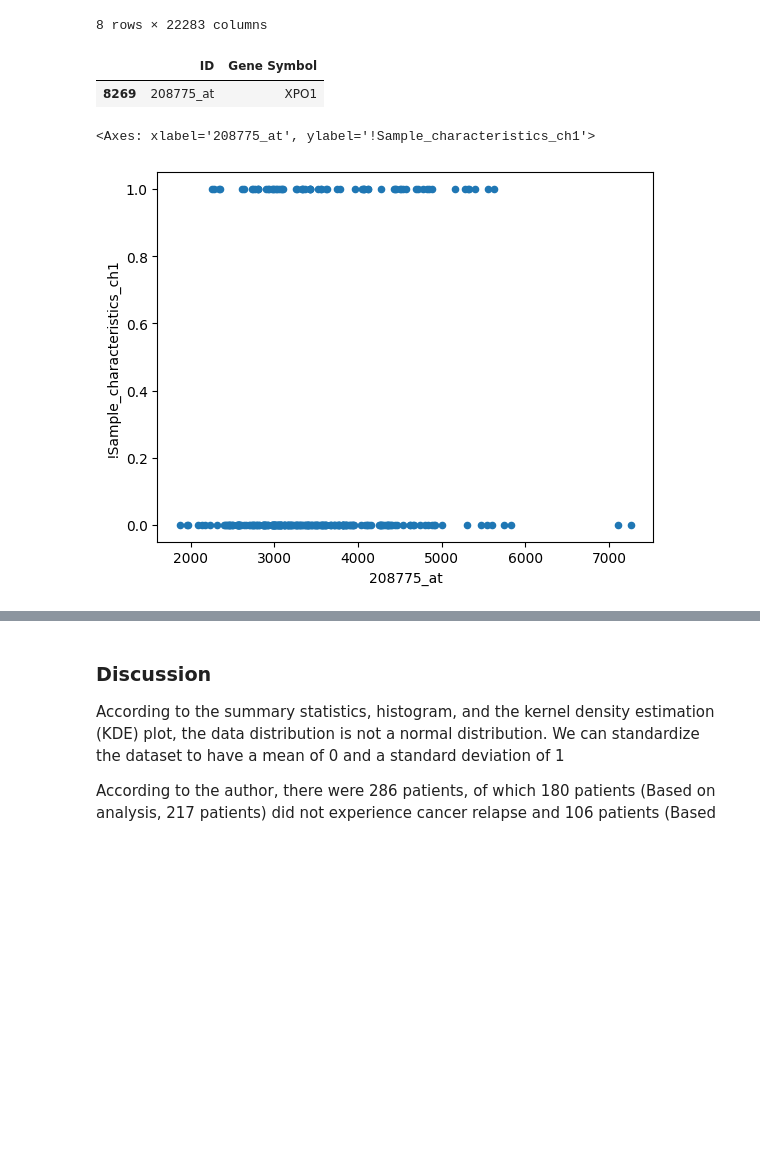
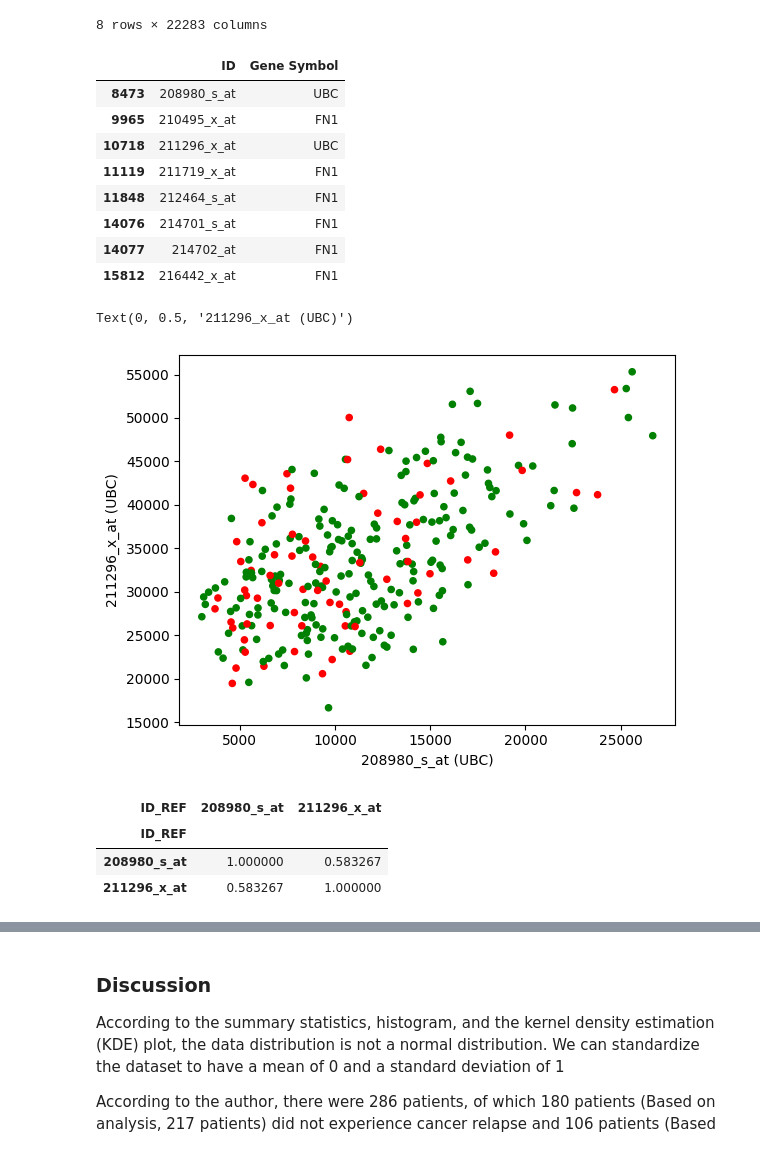
Before and after one commit to jasonrichdarmawan/npu-introduction-of-bioinformatics-data-visualization-logistic-regression, a Jupyter notebook: 01.ipynb, the cells around one changed output, grey strips where cells are left out. Drawn from its saved outputs; the diff is of its cells as text; code cells hidden in the pictures; blank space fills up the shorter version.

```diff
--- a/01.ipynb
+++ b/01.ipynb
@@ -283,13 +275,32 @@ df_gse2034_data_transposed_target.drop(columns=['!Sample_characteristics_ch1']).
 # df_gse2034_data_transposed_target.drop(columns=["!Sample_characteristics_ch1"]).plot(kind="kde", legend=None)
 # %%
 # Get top 3 gene's probe ID according to the betweenness centrality method
-df_gpl96_data_filtered[df_gpl96_data_filtered["Gene Symbol"] == "XPO1"]
+df_gpl96_data_filtered[df_gpl96_data_filtered["Gene Symbol"].isin(["UBC", "FN1"])]
 # %% [output]
 |  | ID | Gene Symbol |
-| 8269 | 208775_at | XPO1 |
+| 8473 | 208980_s_at | UBC |
+| 9965 | 210495_x_at | FN1 |
+| 10718 | 211296_x_at | UBC |
+| 11119 | 211719_x_at | FN1 |
+| 11848 | 212464_s_at | FN1 |
+| 14076 | 214701_s_at | FN1 |
+| 14077 | 214702_at | FN1 |
+| 15812 | 216442_x_at | FN1 |
-# %%
-# Plot the gene against the target
-df_gse2034_data_transposed_target.plot.scatter(x="208775_at", y="!Sample_characteristics_ch1")
-# %% [output]
-<Axes: xlabel='208775_at', ylabel='!Sample_characteristics_ch1'>
-[figure, removed]
+# %%
+# Check if 2 probe IDs with identical gene symbol is correlated
+color = df_gse2034_data_transposed_target["!Sample_characteristics_ch1"].map({0: 'green', 1: 'red'})
+
+ax = df_gse2034_data_transposed_target.plot.scatter(x="208980_s_at", y="211296_x_at", c=color)
+ax.set_xlabel("208980_s_at (UBC)")
+ax.set_ylabel("211296_x_at (UBC)")
+# %% [output]
+Text(0, 0.5, '211296_x_at (UBC)')
+[figure, added]
+# %%
+# Calculate the pearson correlation
+df_gse2034_data_transposed_target[["208980_s_at", "211296_x_at"]].corr("pearson")
+# %% [output]
+| ID_REF | 208980_s_at | 211296_x_at |
+| ID_REF |  |  |
+| 208980_s_at | 1.000000 | 0.583267 |
+| 211296_x_at | 0.583267 | 1.000000 |
```
Also changed, not shown: parts of 2 cells of this notebook, 1 other file.
